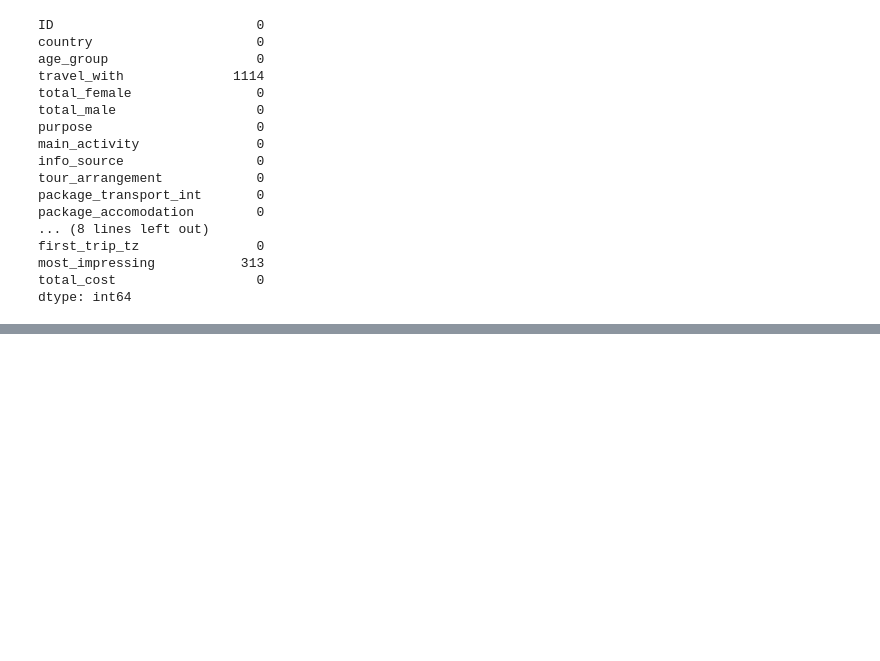
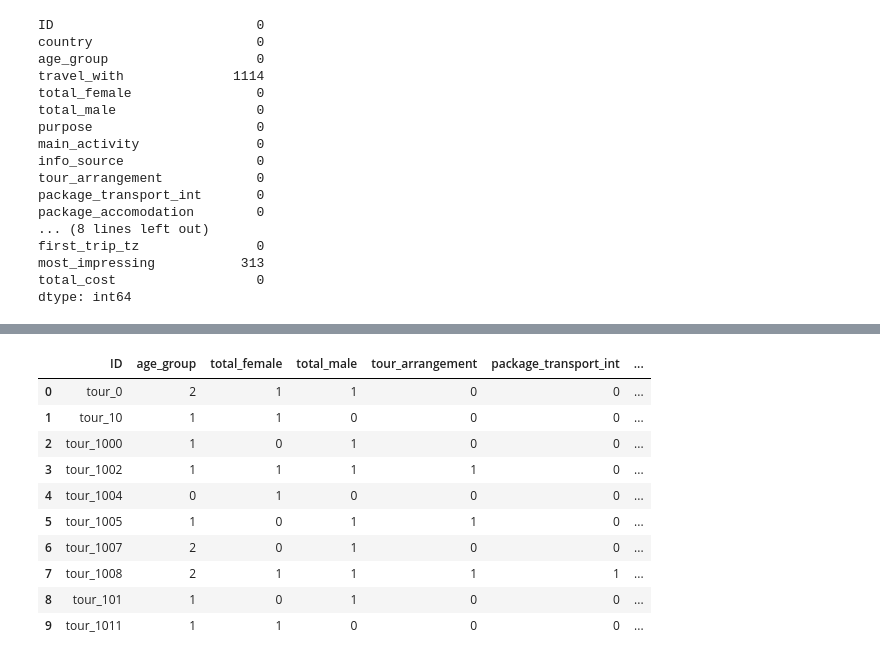
Before and after one commit to innocent-charles/TanzaTour-AI, a Jupyter notebook: Tazatep dataset/TanzaTourAI_version.ipynb, the cells around one changed output, grey strips where cells are left out. Saved outputs shown, nothing was run; the diff lists cells and outputs as text; code cells hidden in the pictures; blank space fills up the shorter version.

```diff
--- a/Tazatep dataset/TanzaTourAI_version.ipynb
+++ b/Tazatep dataset/TanzaTourAI_version.ipynb
@@ -254,0 +382,11 @@ dtype: int64
+# %%
+colum_dummies=[
+    "most_impressing",
+    "info_source",
+    "main_activity",
+    "purpose",
+    "travel_with",
+    "country"
+]
+# %%
+data=pd.get_dummies(data,columns=colum_dummies,drop_first=True)
@@ -254,0 +422,7 @@ dtype: int64
+# %%
+data['total_person']=data['total_male']+data['total_female']
+data['total_person']=data['total_person'].astype("int")
+data["total_nights_spent"]=data['night_mainland']+data['night_zanzibar']
+# %%
+data['total_female']=data['total_female'].astype("int")
+data['total_male']=data['total_male'].astype('int')
@@ -254,0 +449,14 @@ dtype: int64
+# %%
+data.head(10)
+# %% [output]
+|  | ID | age_group | total_female | total_male | tour_arrangement | package_transport_int | ... |
+| 0 | tour_0 | 2 | 1 | 1 | 0 | 0 | ... |
+| 1 | tour_10 | 1 | 1 | 0 | 0 | 0 | ... |
+| 2 | tour_1000 | 1 | 0 | 1 | 0 | 0 | ... |
+| 3 | tour_1002 | 1 | 1 | 1 | 1 | 0 | ... |
+| 4 | tour_1004 | 0 | 1 | 0 | 0 | 0 | ... |
+| 5 | tour_1005 | 1 | 0 | 1 | 1 | 0 | ... |
+| 6 | tour_1007 | 2 | 0 | 1 | 0 | 0 | ... |
+| 7 | tour_1008 | 2 | 1 | 1 | 1 | 1 | ... |
+| 8 | tour_101 | 1 | 0 | 1 | 0 | 0 | ... |
+| 9 | tour_1011 | 1 | 1 | 0 | 0 | 0 | ... |
```
Also changed, not shown: parts of 19 cells of this notebook.
